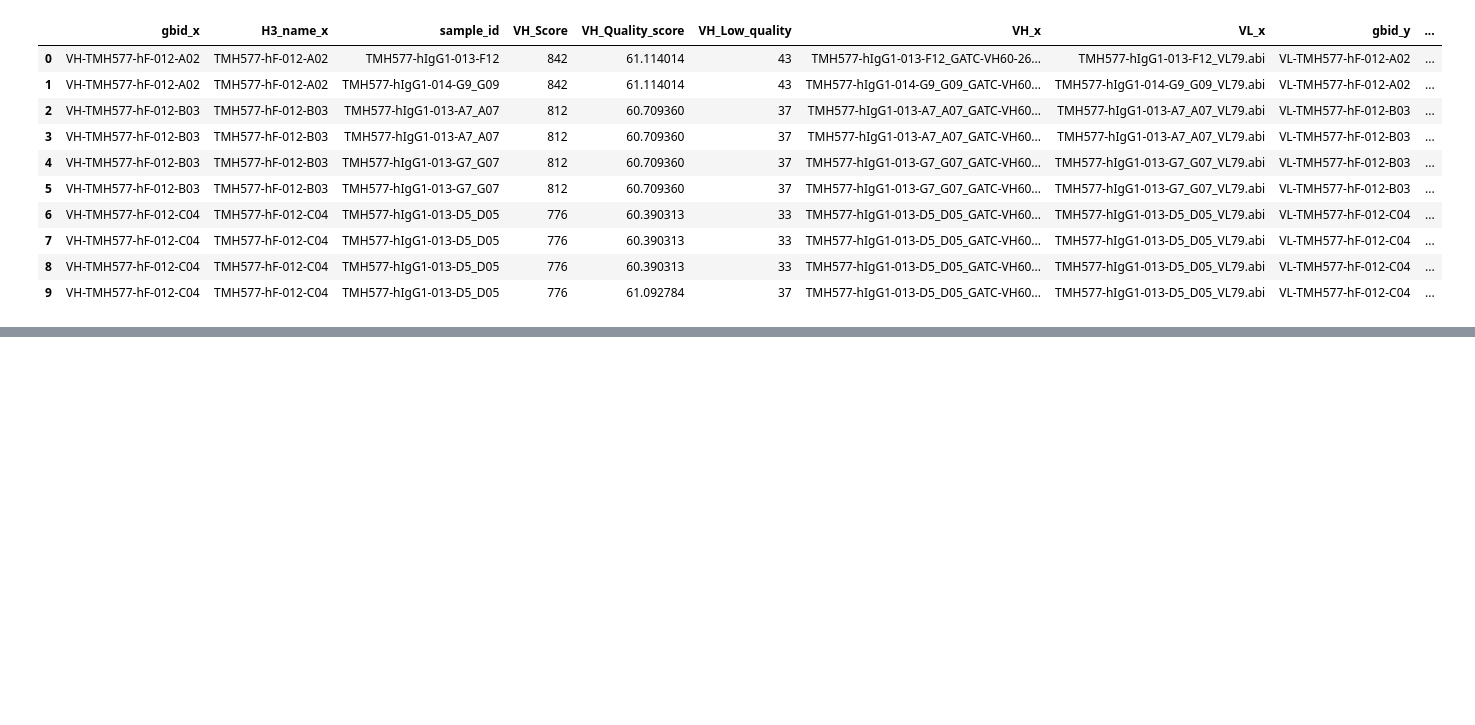
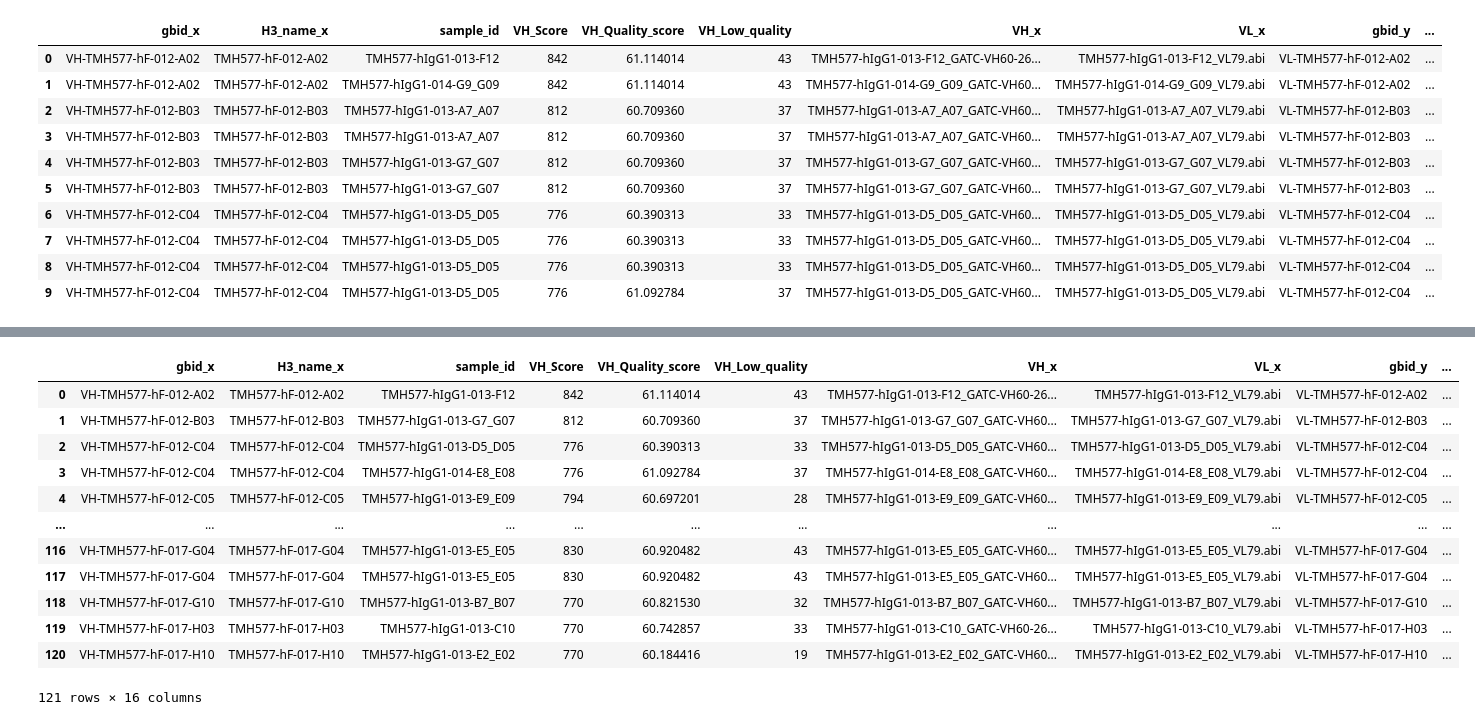
Before and after one commit to rosaak/ny-immuno-sanger, a Jupyter notebook: nbs2/vh_vl_splitter.ipynb, the cells around one changed output, grey strips where cells are left out. Cells and saved outputs as stored; diff of their text form; code cells hidden in the pictures; blank space fills up the shorter version.

```diff
--- a/nbs2/vh_vl_splitter.ipynb
+++ b/nbs2/vh_vl_splitter.ipynb
@@ -237,0 +379,3 @@ dfz.head(10)
+# %%
+vh_gb_abi_match_filtered.columns = [ 'VH_'+i  if i not in ['Orient','gbid','H3_name', 'sample_id', 'GB_FP'] else i  for i in vh_gb_abi_match_filtered.columns ]
+vl_gb_abi_match_filtered.columns = [ 'VL_'+i  if i not in ['Orient','gbid','H3_name', 'sample_id', 'GB_FP'] else i  for i in vl_gb_abi_match_filtered.columns ]
@@ -237,0 +408,12 @@ dfz.head(10)
+# %%
+df_sid_abi = pd.concat(
+    [pd.DataFrame([ [i, vh_abi_dict.get(i).split("/")[-1], vl_abi_dict.get(i).split("/")[-1]] for i in vh_gb_abi_match_filtered.sample_id.to_list()],
+             columns=["sample_id", "VH", "VL"]),
+    pd.DataFrame([ [i, vh_abi_dict.get(i).split("/")[-1], vl_abi_dict.get(i).split("/")[-1]] for i in vl_gb_abi_match_filtered.sample_id.to_list()],
+             columns=["sample_id", "VH", "VL"])], axis=0).drop_duplicates().reset_index(drop=True)
+# %%
+dfx1 = pd.merge(vh_gb_abi_match_filtered,df_sid_abi,on='sample_id')
+dfx2 = pd.merge(vl_gb_abi_match_filtered,df_sid_abi,on='sample_id')
+dfx1_ss = dfx1[['gbid','H3_name','sample_id', 'VH_Score', 'VH_Quality_score', 'VH_Low_quality', 'VH', 'VL']]
+dfx2_ss = dfx2[['gbid','H3_name','sample_id', 'VL_Score', 'VL_Quality_score', 'VL_Low_quality', 'VH', 'VL']]
+dfy = pd.merge(dfx1_ss, dfx2_ss, on="sample_id", how='inner')
@@ -237,0 +447,19 @@ dfz.head(10)
+# %%
+dfz = dfy.copy()
+dfz["mean_error_prob"] = [cal_mean_error_prob(i[0], i[1]) for i in zip(dfy.VH_Low_quality.tolist(), dfy.VL_Low_quality.to_list())]
+# %%
+dfz
+# %% [output]
+|  | gbid_x | H3_name_x | sample_id | VH_Score | VH_Quality_score | VH_Low_quality | VH_x | VL_x | gbid_y | ... |
+| 0 | VH-TMH577-hF-012-A02 | TMH577-hF-012-A02 | TMH577-hIgG1-013-F12 | 842 | 61.114014 | 43 | TMH577-hIgG1-013-F12_GATC-VH60-26... | TMH577-hIgG1-013-F12_VL79.abi | VL-TMH577-hF-012-A02 | ... |
+| 1 | VH-TMH577-hF-012-B03 | TMH577-hF-012-B03 | TMH577-hIgG1-013-G7_G07 | 812 | 60.709360 | 37 | TMH577-hIgG1-013-G7_G07_GATC-VH60... | TMH577-hIgG1-013-G7_G07_VL79.abi | VL-TMH577-hF-012-B03 | ... |
+| 2 | VH-TMH577-hF-012-C04 | TMH577-hF-012-C04 | TMH577-hIgG1-013-D5_D05 | 776 | 60.390313 | 33 | TMH577-hIgG1-013-D5_D05_GATC-VH60... | TMH577-hIgG1-013-D5_D05_VL79.abi | VL-TMH577-hF-012-C04 | ... |
+| 3 | VH-TMH577-hF-012-C04 | TMH577-hF-012-C04 | TMH577-hIgG1-014-E8_E08 | 776 | 61.092784 | 37 | TMH577-hIgG1-014-E8_E08_GATC-VH60... | TMH577-hIgG1-014-E8_E08_VL79.abi | VL-TMH577-hF-012-C04 | ... |
+| 4 | VH-TMH577-hF-012-C05 | TMH577-hF-012-C05 | TMH577-hIgG1-013-E9_E09 | 794 | 60.697201 | 28 | TMH577-hIgG1-013-E9_E09_GATC-VH60... | TMH577-hIgG1-013-E9_E09_VL79.abi | VL-TMH577-hF-012-C05 | ... |
+| ... | ... | ... | ... | ... | ... | ... | ... | ... | ... | ... |
+| 116 | VH-TMH577-hF-017-G04 | TMH577-hF-017-G04 | TMH577-hIgG1-013-E5_E05 | 830 | 60.920482 | 43 | TMH577-hIgG1-013-E5_E05_GATC-VH60... | TMH577-hIgG1-013-E5_E05_VL79.abi | VL-TMH577-hF-017-G04 | ... |
+| 117 | VH-TMH577-hF-017-G04 | TMH577-hF-017-G04 | TMH577-hIgG1-013-E5_E05 | 830 | 60.920482 | 43 | TMH577-hIgG1-013-E5_E05_GATC-VH60... | TMH577-hIgG1-013-E5_E05_VL79.abi | VL-TMH577-hF-017-G04 | ... |
+| 118 | VH-TMH577-hF-017-G10 | TMH577-hF-017-G10 | TMH577-hIgG1-013-B7_B07 | 770 | 60.821530 | 32 | TMH577-hIgG1-013-B7_B07_GATC-VH60... | TMH577-hIgG1-013-B7_B07_VL79.abi | VL-TMH577-hF-017-G10 | ... |
+| 119 | VH-TMH577-hF-017-H03 | TMH577-hF-017-H03 | TMH577-hIgG1-013-C10 | 770 | 60.742857 | 33 | TMH577-hIgG1-013-C10_GATC-VH60-26... | TMH577-hIgG1-013-C10_VL79.abi | VL-TMH577-hF-017-H03 | ... |
+| 120 | VH-TMH577-hF-017-H10 | TMH577-hF-017-H10 | TMH577-hIgG1-013-E2_E02 | 770 | 60.184416 | 19 | TMH577-hIgG1-013-E2_E02_GATC-VH60... | TMH577-hIgG1-013-E2_E02_VL79.abi | VL-TMH577-hF-017-H10 | ... |
+121 rows × 16 columns
```
Also changed, not shown: parts of 20 cells of this notebook.
